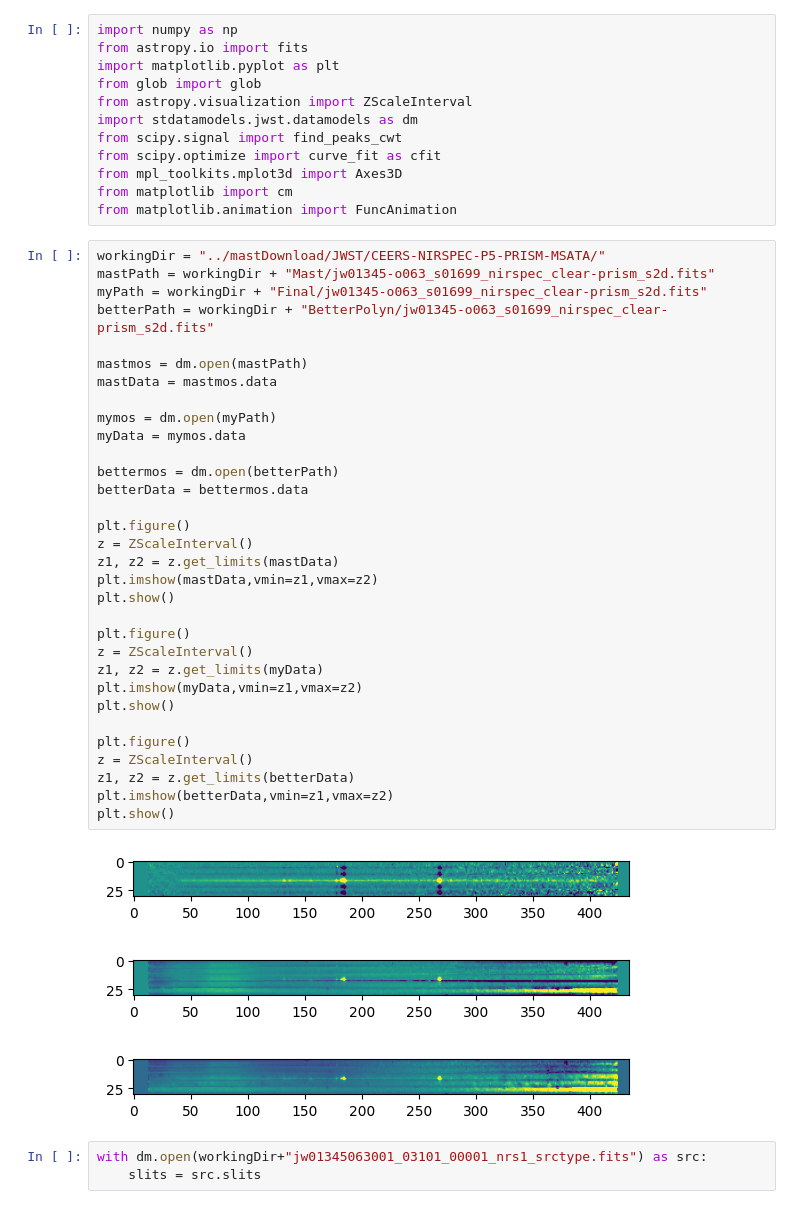
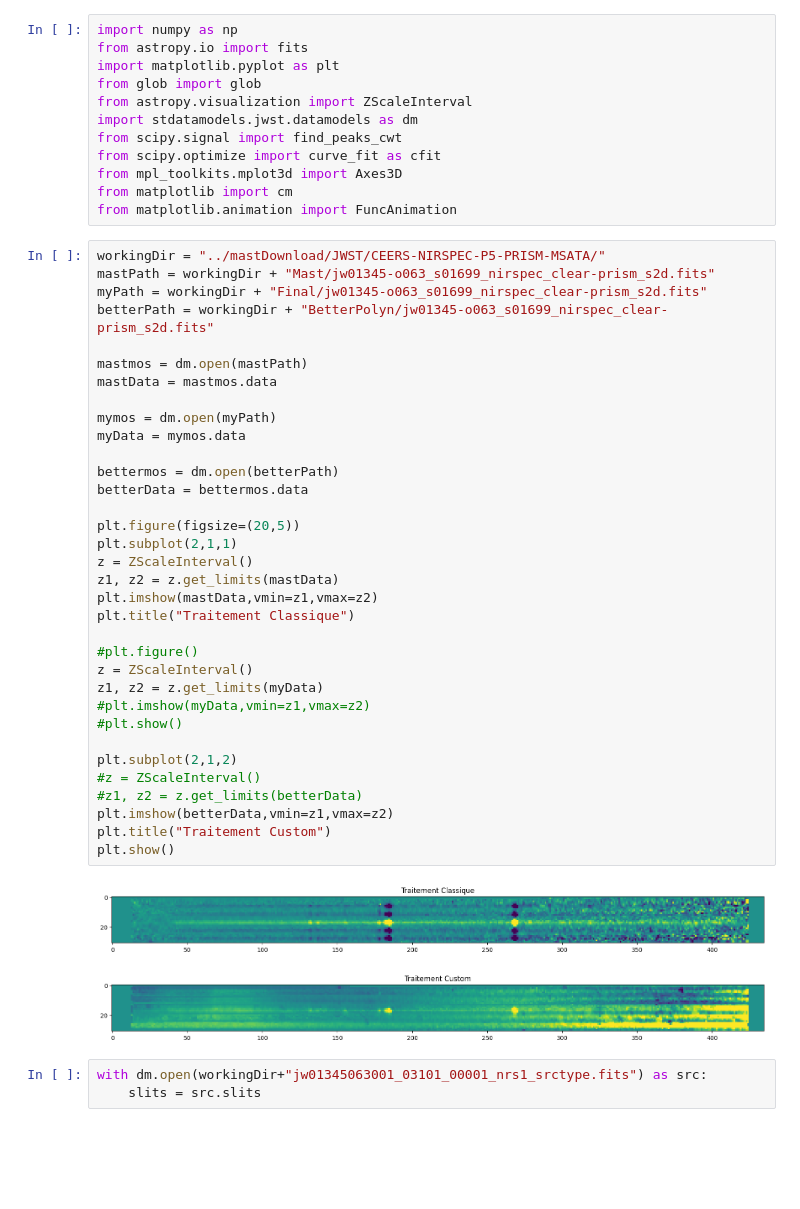
Before and after one commit to TimEpsilon/BetterNIRSpecBackground, a Jupyter notebook: JWST/TestStage2/FindBestModel.ipynb, the cells around one changed output. Drawn from its saved outputs; the diff is of its cells as text; blank space fills up the shorter version.

```diff
--- a/JWST/TestStage2/FindBestModel.ipynb
+++ b/JWST/TestStage2/FindBestModel.ipynb
@@ -13,39 +13,39 @@ from matplotlib.animation import FuncAnimation
 # %%
 workingDir = "../mastDownload/JWST/CEERS-NIRSPEC-P5-PRISM-MSATA/"
 mastPath = workingDir + "Mast/jw01345-o063_s01699_nirspec_clear-prism_s2d.fits"
 myPath = workingDir + "Final/jw01345-o063_s01699_nirspec_clear-prism_s2d.fits"
 betterPath = workingDir + "BetterPolyn/jw01345-o063_s01699_nirspec_clear-prism_s2d.fits"
 
 mastmos = dm.open(mastPath)
 mastData = mastmos.data
 
 mymos = dm.open(myPath)
 myData = mymos.data
 
 bettermos = dm.open(betterPath)
 betterData = bettermos.data
 
-plt.figure()
+plt.figure(figsize=(20,5))
+plt.subplot(2,1,1)
 z = ZScaleInterval()
 z1, z2 = z.get_limits(mastData)
 plt.imshow(mastData,vmin=z1,vmax=z2)
-plt.show()
+plt.title("Traitement Classique")
 
-plt.figure()
+#plt.figure()
 z = ZScaleInterval()
 z1, z2 = z.get_limits(myData)
-plt.imshow(myData,vmin=z1,vmax=z2)
+#plt.imshow(myData,vmin=z1,vmax=z2)
+#plt.show()
+
+plt.subplot(2,1,2)
+#z = ZScaleInterval()
+#z1, z2 = z.get_limits(betterData)
+plt.imshow(betterData,vmin=z1,vmax=z2)
+plt.title("Traitement Custom")
 plt.show()
-
-plt.figure()
-z = ZScaleInterval()
-z1, z2 = z.get_limits(betterData)
-plt.imshow(betterData,vmin=z1,vmax=z2)
-plt.show()
 # %% [output]
-[figure, old version]
+[figure, new version]
-[figure, removed]
-[figure, removed]
 # %%
 with dm.open(workingDir+"jw01345063001_03101_00001_nrs1_srctype.fits") as src:
     slits = src.slits
```
Also changed, not shown: parts of 1 cell of this notebook, 5 other files.
